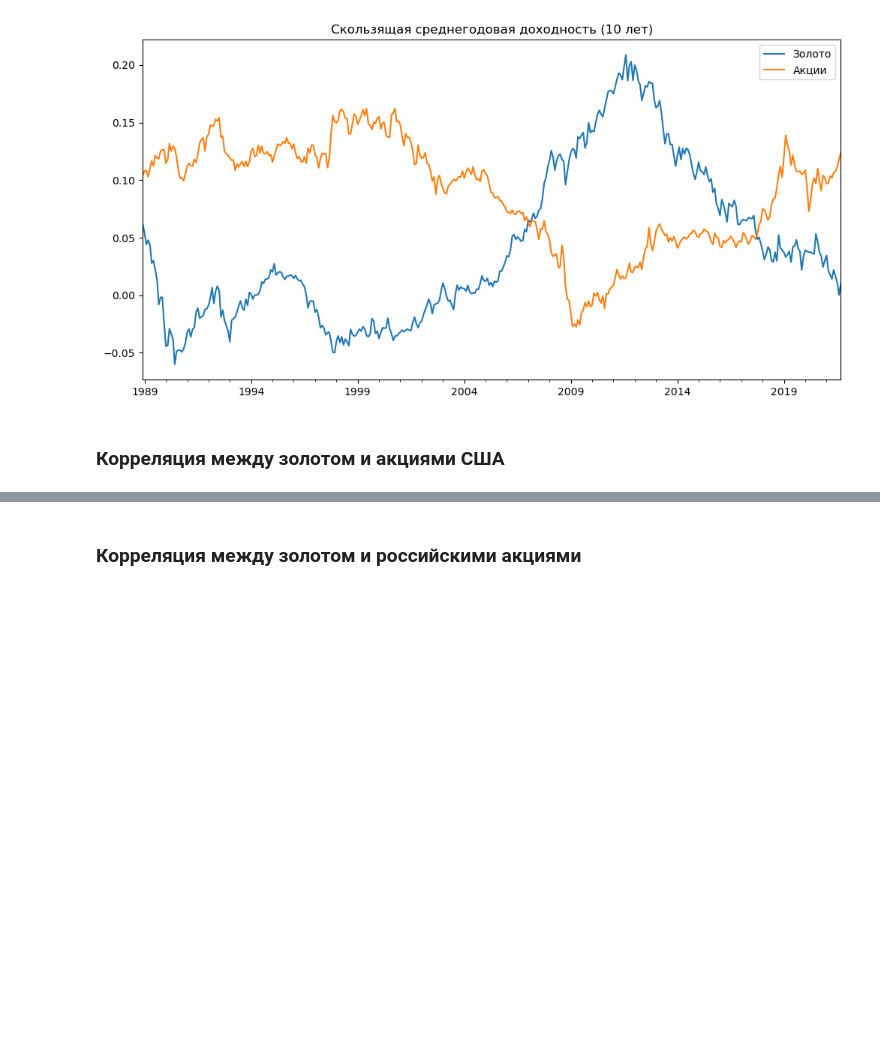
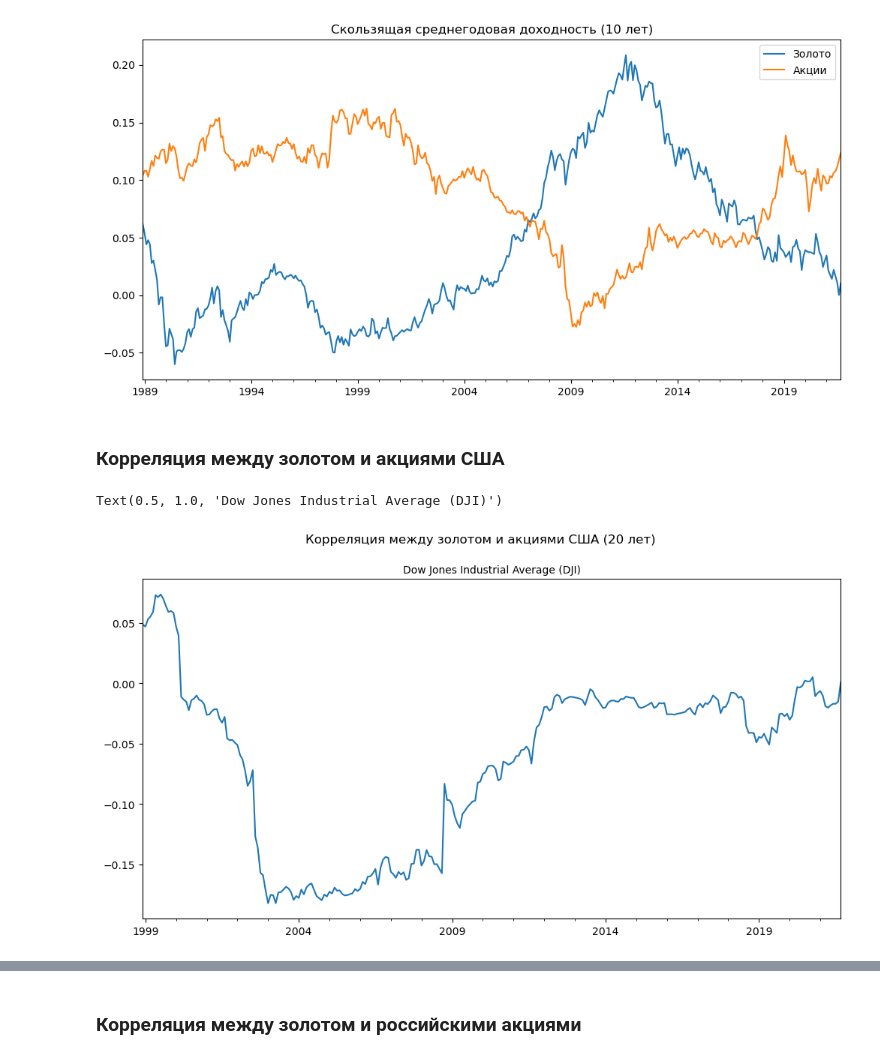
Before and after one commit to mbk-dev/publications_RUS, a Jupyter notebook: 08 gold_vs_stocks.ipynb, the cells around one changed output, grey strips where cells are left out. Saved outputs shown, nothing was run; the diff lists cells and outputs as text; code cells hidden in the pictures; blank space fills up the shorter version.

```diff
--- a/08 gold_vs_stocks.ipynb
+++ b/08 gold_vs_stocks.ipynb
@@ -44,3 +44,12 @@ plt.title('Скользящая среднегодовая доходность
 [figure]
 # %% [markdown]
 ### Корреляция между золотом и акциями США
+# %%
+dji = ok.AssetList(['GC.COMM', 'DJI.INDX'], inflation=False)
+# %%
+dji.index_rolling_corr(window=12*20).plot(legend=False)
+plt.suptitle('Корреляция между золотом и акциями США (20 лет)')
+plt.title('Dow Jones Industrial Average (DJI)', fontsize=10)
+# %% [output]
+Text(0.5, 1.0, 'Dow Jones Industrial Average (DJI)')
+[figure, added]
```
Also changed, not shown: parts of 7 cells of this notebook.
